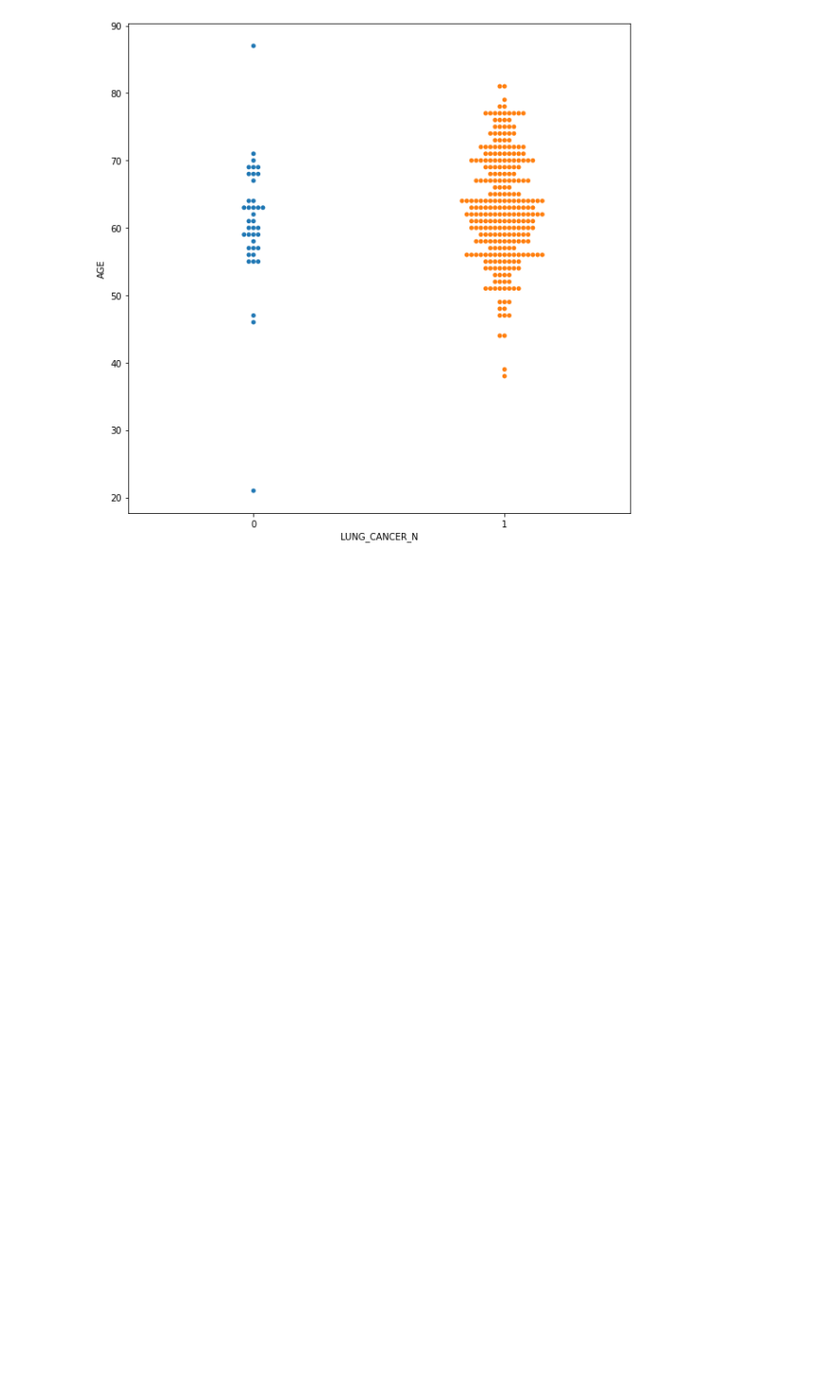
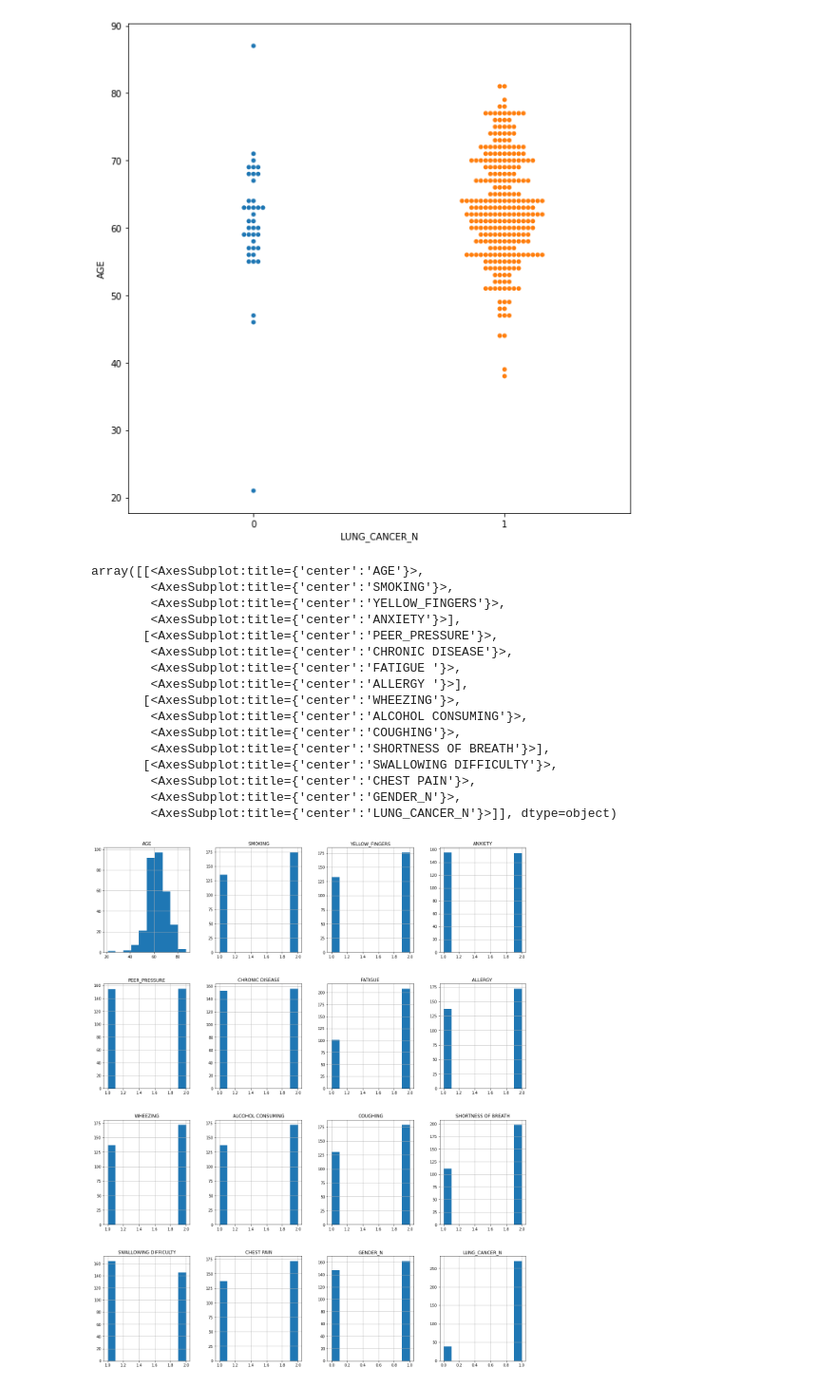
Before and after one commit to jayasith/ML_Assignment2_IT19070704_IT19079264_IT19076362_IT19041926, a Jupyter notebook: lung-cancer-prediction-random-forest.ipynb, the cells around one changed output. Shown: that part at 95% size. Saved outputs shown, nothing was run; the diff lists cells and outputs as text; code cells hidden in the pictures; blank space fills up the shorter version.

Commit message:
CREATE: visualization added for age, smoking relationship

```diff
--- a/lung-cancer-prediction-random-forest.ipynb
+++ b/lung-cancer-prediction-random-forest.ipynb
@@ -133,3 +133,25 @@ sbn.swarmplot(x='LUNG_CANCER_N', y='AGE', data=updated_data_set)
 # %% [output]
 <AxesSubplot:xlabel='LUNG_CANCER_N', ylabel='AGE'>
 [figure]
+# %%
+figures = plt.figure(figsize = (20,25))
+axis = figures.gca()
+updated_data_set.hist(ax = axis)
+# %% [output]
+array([[<AxesSubplot:title={'center':'AGE'}>,
+        <AxesSubplot:title={'center':'SMOKING'}>,
+        <AxesSubplot:title={'center':'YELLOW_FINGERS'}>,
+        <AxesSubplot:title={'center':'ANXIETY'}>],
+       [<AxesSubplot:title={'center':'PEER_PRESSURE'}>,
+        <AxesSubplot:title={'center':'CHRONIC DISEASE'}>,
+        <AxesSubplot:title={'center':'FATIGUE '}>,
+        <AxesSubplot:title={'center':'ALLERGY '}>],
+       [<AxesSubplot:title={'center':'WHEEZING'}>,
+        <AxesSubplot:title={'center':'ALCOHOL CONSUMING'}>,
+        <AxesSubplot:title={'center':'COUGHING'}>,
+        <AxesSubplot:title={'center':'SHORTNESS OF BREATH'}>],
+       [<AxesSubplot:title={'center':'SWALLOWING DIFFICULTY'}>,
+        <AxesSubplot:title={'center':'CHEST PAIN'}>,
+        <AxesSubplot:title={'center':'GENDER_N'}>,
+        <AxesSubplot:title={'center':'LUNG_CANCER_N'}>]], dtype=object)
+[figure, added]
```
Also changed, not shown: parts of 2 cells of this notebook.
